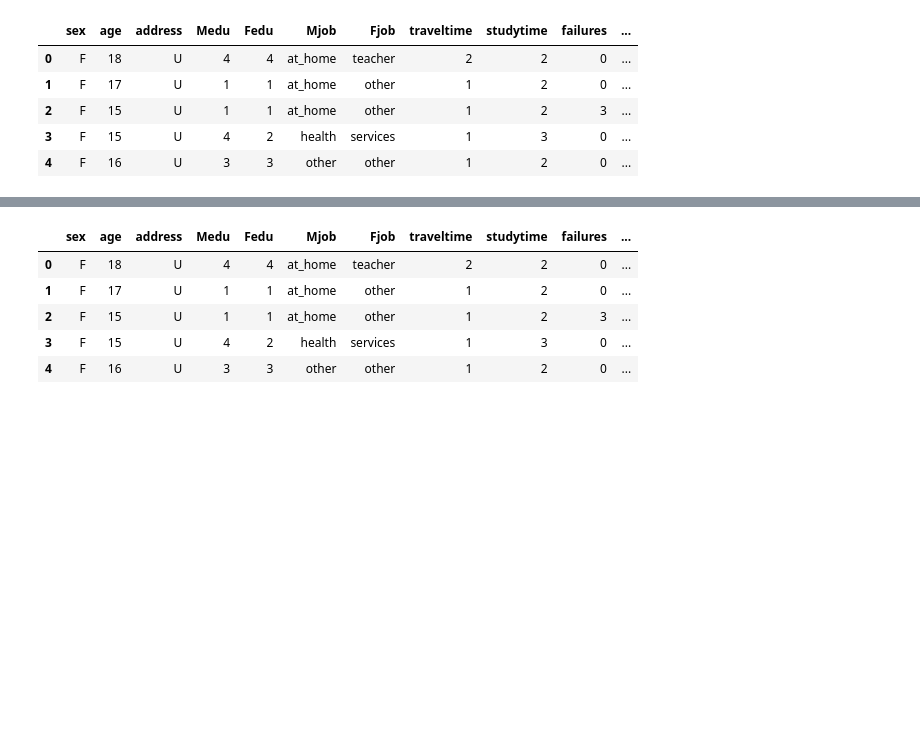
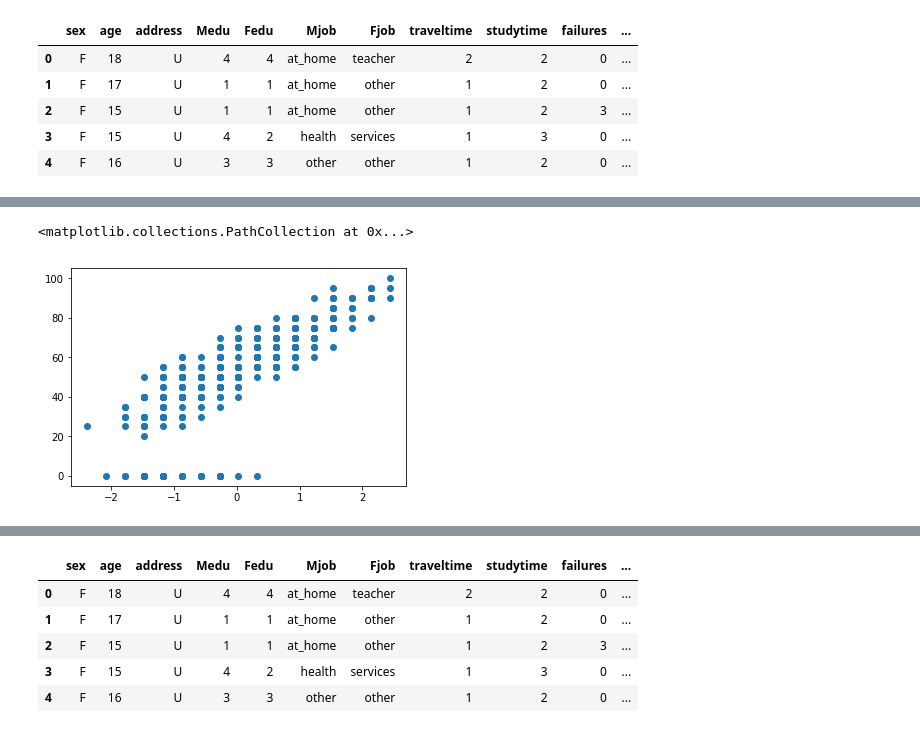
Before and after one commit to satyajitghana/VIT-CodeSpace, a Jupyter notebook: student_performance/notebooks/data_process.ipynb, the cells around one changed output, grey strips where cells are left out. Cells and saved outputs as stored; diff of their text form; code cells hidden in the pictures; blank space fills up the shorter version.

```diff
--- a/student_performance/notebooks/data_process.ipynb
+++ b/student_performance/notebooks/data_process.ipynb
@@ -12,0 +124,5 @@ raw.head()
+# %%
+plt.scatter(x['M1'], raw['M3'])
+# %% [output]
+<matplotlib.collections.PathCollection at 0x...>
+[figure, added]
```
Also changed, not shown: parts of 27 cells of this notebook, 11 other files.
